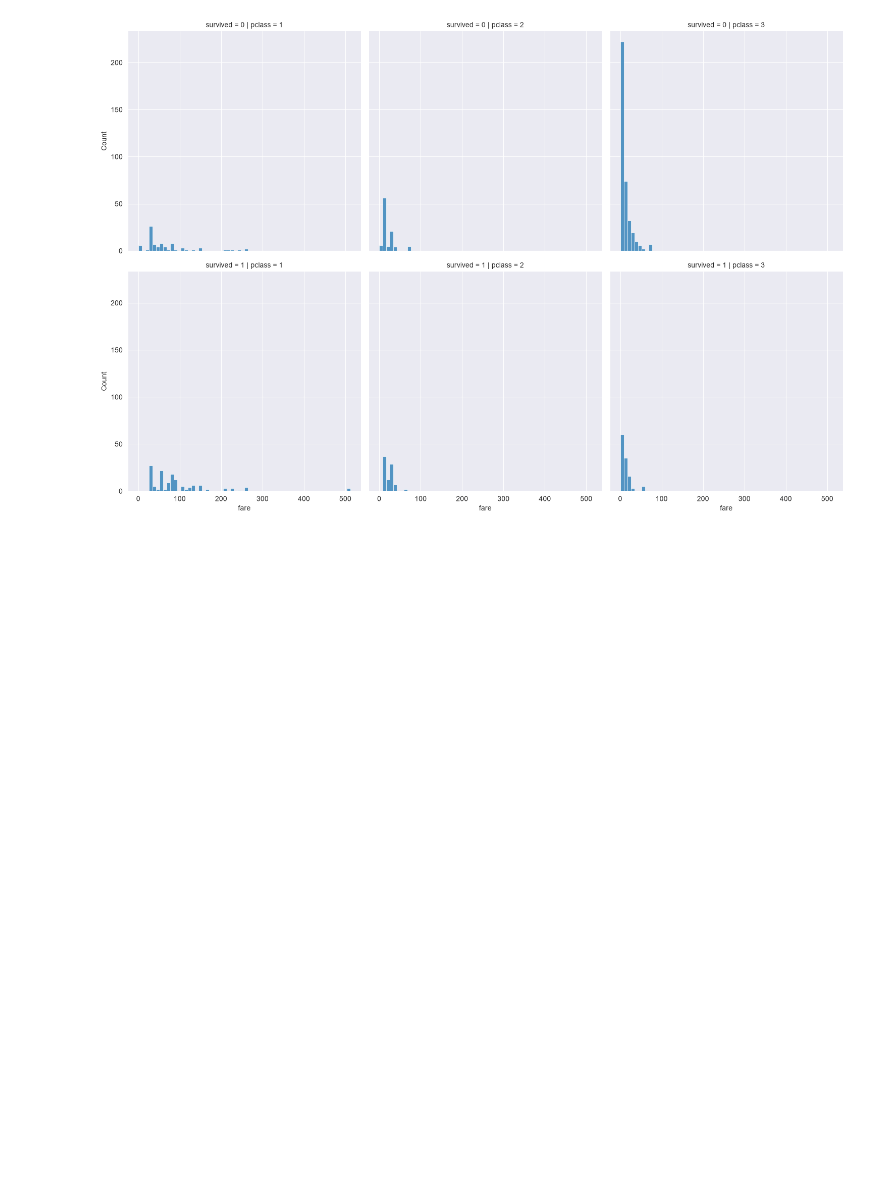
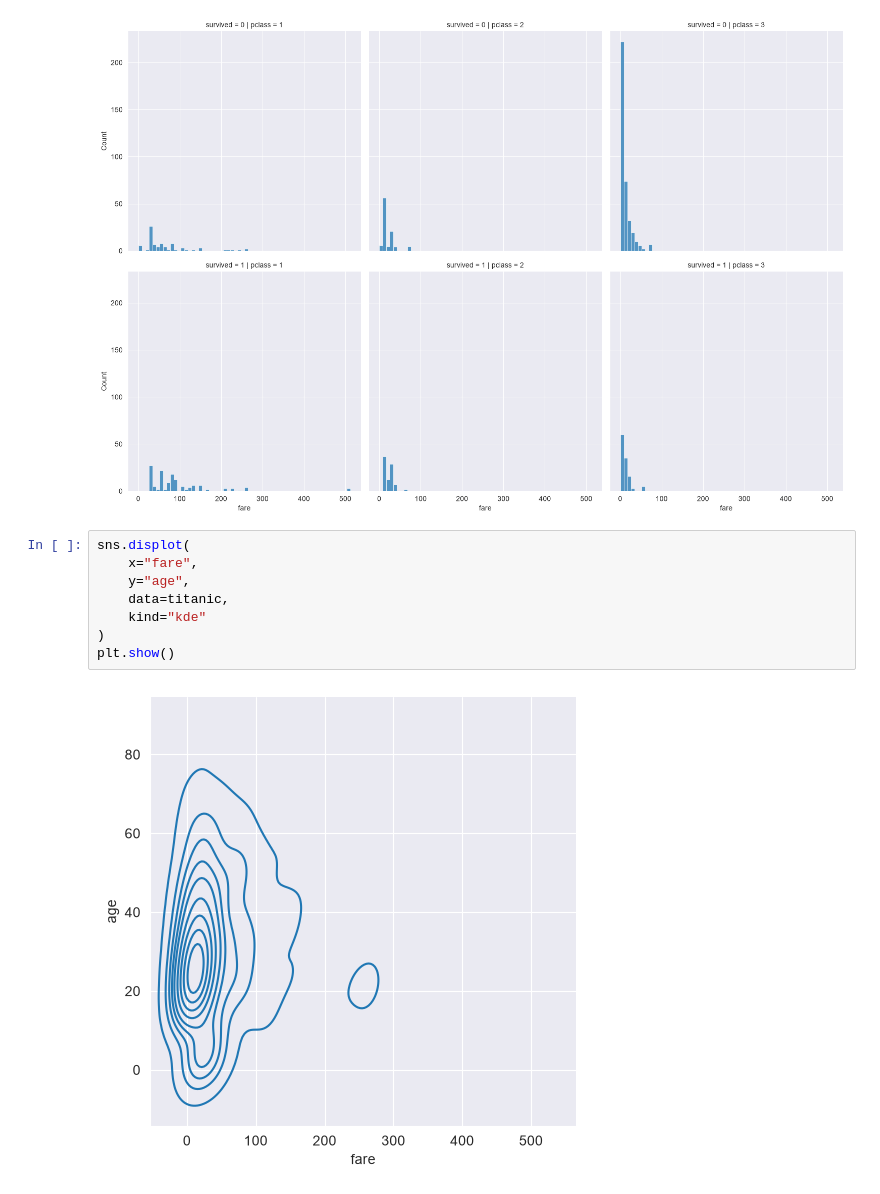
Before and after one commit to himzei/18_data_analytics, a Jupyter notebook: 02_seaborn.ipynb, the cells around one changed output. Saved outputs shown, nothing was run; the diff lists cells and outputs as text; blank space fills up the shorter version.

```diff
--- a/02_seaborn.ipynb
+++ b/02_seaborn.ipynb
@@ -225,3 +225,13 @@ sns.displot(
 plt.show()
 # %% [output]
 [figure]
+# %%
+sns.displot(
+    x="fare",
+    y="age",
+    data=titanic,
+    kind="kde"
+)
+plt.show()
+# %% [output]
+[figure, added]
```
Also changed, not shown: parts of 6 cells of this notebook.
